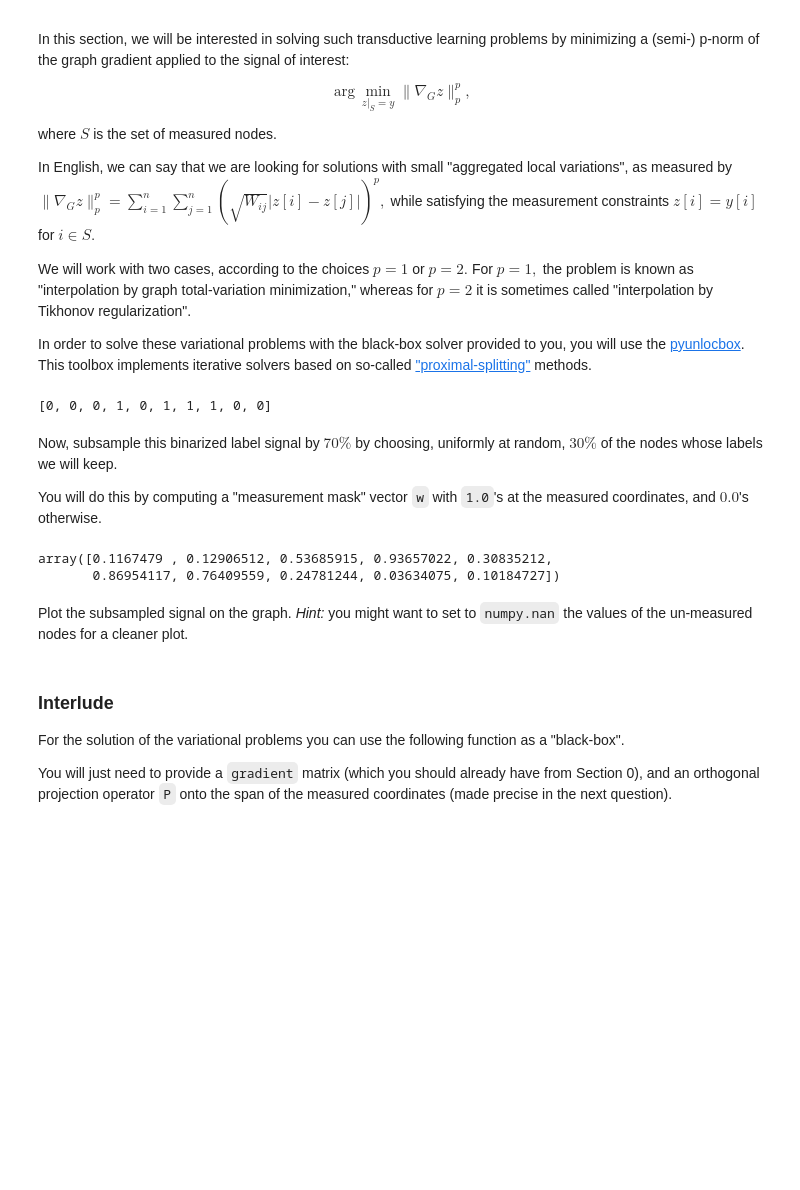
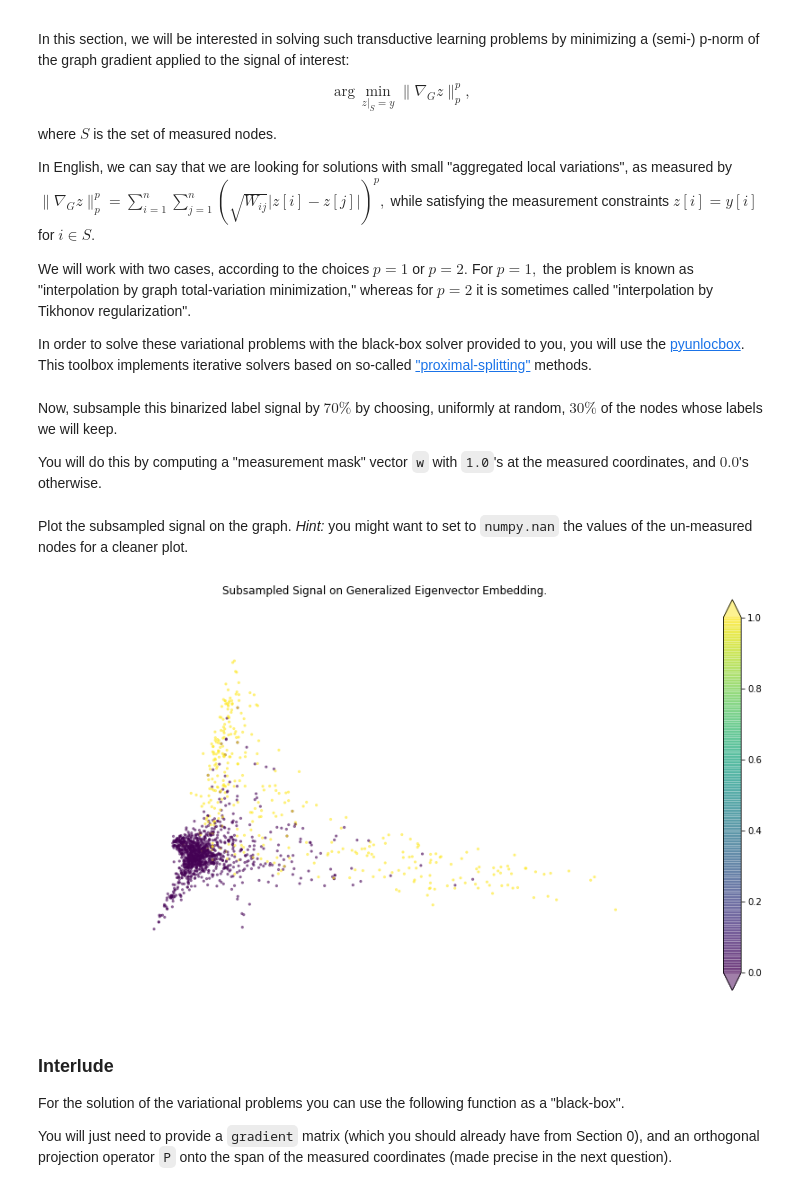
Before and after one commit to mattminder/ntds_24, a Jupyter notebook: Milestone_4/4_graph_signal_processing.ipynb, the cells around one changed output. Drawn from its saved outputs; the diff is of its cells as text; code cells hidden in the pictures; blank space fills up the shorter version.

```diff
--- a/Milestone_4/4_graph_signal_processing.ipynb
+++ b/Milestone_4/4_graph_signal_processing.ipynb
@@ -593,21 +593,13 @@ We will work with two cases, according to the choices $p=1$ or $p=2.$ For $p=1,$
 
 In order to solve these variational problems with the black-box solver provided to you, you will use the [pyunlocbox](https://pyunlocbox.readthedocs.io). This toolbox implements iterative solvers based on so-called ["proximal-splitting"](https://en.wikipedia.org/wiki/Proximal_gradient_method) methods.
 # %%
-#labels_bin = # Your code here.
-test_signal=[-1,-1,-1,1,-1,1,1,1,-1,-1]
-labels_bin = [x if x==1 else 0 for x in test_signal]
-labels_bin
+labels_bin = signal
+labels_bin = [x if x==1 else 0 for x in labels_bin]
-# %% [output]
-[0, 0, 0, 1, 0, 1, 1, 1, 0, 0]
 # %% [markdown]
 Now, subsample this binarized label signal by $70\%$ by choosing, uniformly at random, $30\%$ of the nodes whose labels we will keep.
 
 You will do this by computing a "measurement mask" vector `w` with `1.0`'s at the measured coordinates, and $0.0$'s otherwise.
 # %%
 sampl = np.random.uniform(low=0, high=1, size=(len(labels_bin),))
-sampl
-# %% [output]
-array([0.1167479 , 0.12906512, 0.53685915, 0.93657022, 0.30835212,
-       0.86954117, 0.76409559, 0.24781244, 0.03634075, 0.10184727])
 # %%
 mn_ratio = 0.3
@@ -625,6 +611,13 @@ w = [1 if i<=mn_ratio else 0 for i in rand]
 Plot the subsampled signal on the graph. _Hint:_ you might want to set to `numpy.nan` the values of the un-measured nodes for a cleaner plot.
 # %%
 labels_bin_sampl = [i*j if j==1 else float('NaN') for (i,j) in zip(labels_bin,w)]
+f2 = plt.figure(figsize=(15,8))
+ax2  = f2.subplots(1,1)
+draw_graph(labels_bin_sampl, ax2, method='GEV', clim=(0,1))
+plt.title("Subsampled Signal on Generalized Eigenvector Embedding.")
+plt.show()
+# %% [output]
+[figure, added]
 # %% [markdown]
 ### Interlude
 
```
Also changed, not shown: parts of 11 cells of this notebook.
